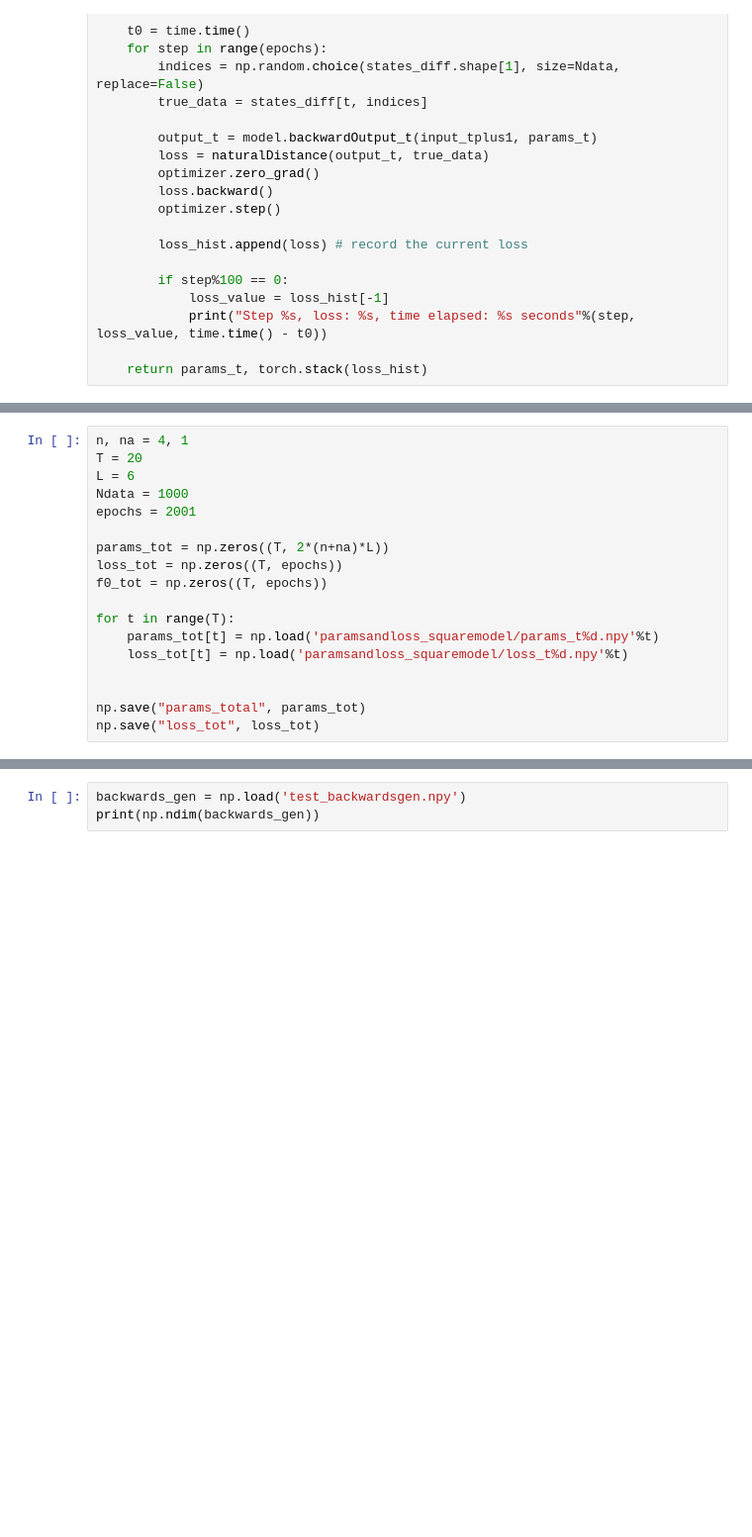
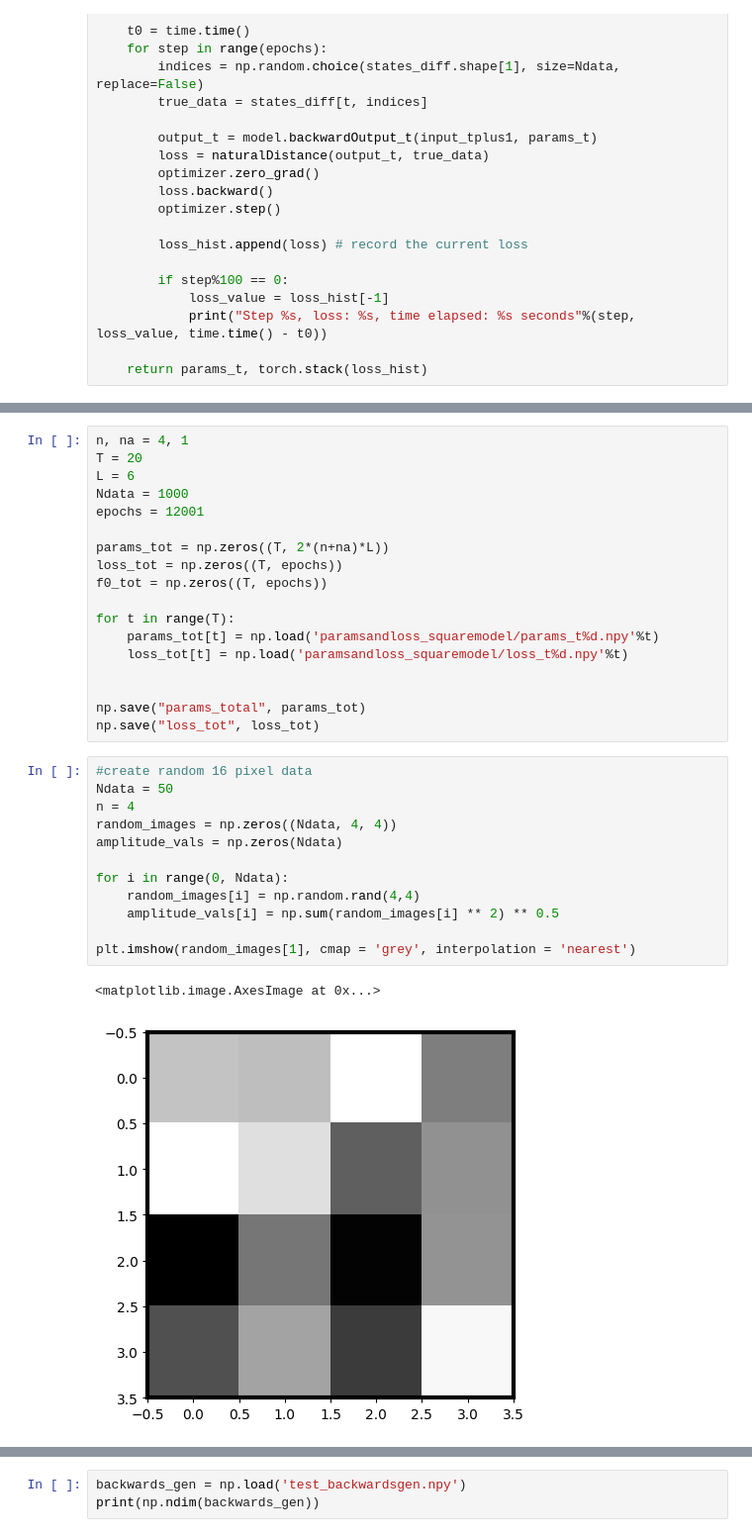
Before and after one commit to Neben5/QuantGenMdl, a Jupyter notebook: dog.ipynb, the cells around one changed output, grey strips where cells are left out. Shown at 99% size. Drawn from its saved outputs; the diff is of its cells as text; blank space fills up the shorter version.

```diff
--- a/dog.ipynb
+++ b/dog.ipynb
@@ -279,7 +257,7 @@ n, na = 4, 1
 T = 20
 L = 6
 Ndata = 1000
-epochs = 2001
+epochs = 12001
 
 params_tot = np.zeros((T, 2*(n+na)*L))
 loss_tot = np.zeros((T, epochs))
@@ -292,3 +270,18 @@ for t in range(T):
 
 np.save("params_total", params_tot)
 np.save("loss_tot", loss_tot)
+# %%
+#create random 16 pixel data
+Ndata = 50
+n = 4
+random_images = np.zeros((Ndata, 4, 4))
+amplitude_vals = np.zeros(Ndata)
+
+for i in range(0, Ndata):
+    random_images[i] = np.random.rand(4,4)
+    amplitude_vals[i] = np.sum(random_images[i] ** 2) ** 0.5
+
+plt.imshow(random_images[1], cmap = 'grey', interpolation = 'nearest')
+# %% [output]
+<matplotlib.image.AxesImage at 0x...>
+[figure, added]
```
Also changed, not shown: parts of 13 cells of this notebook, 45 other files.
